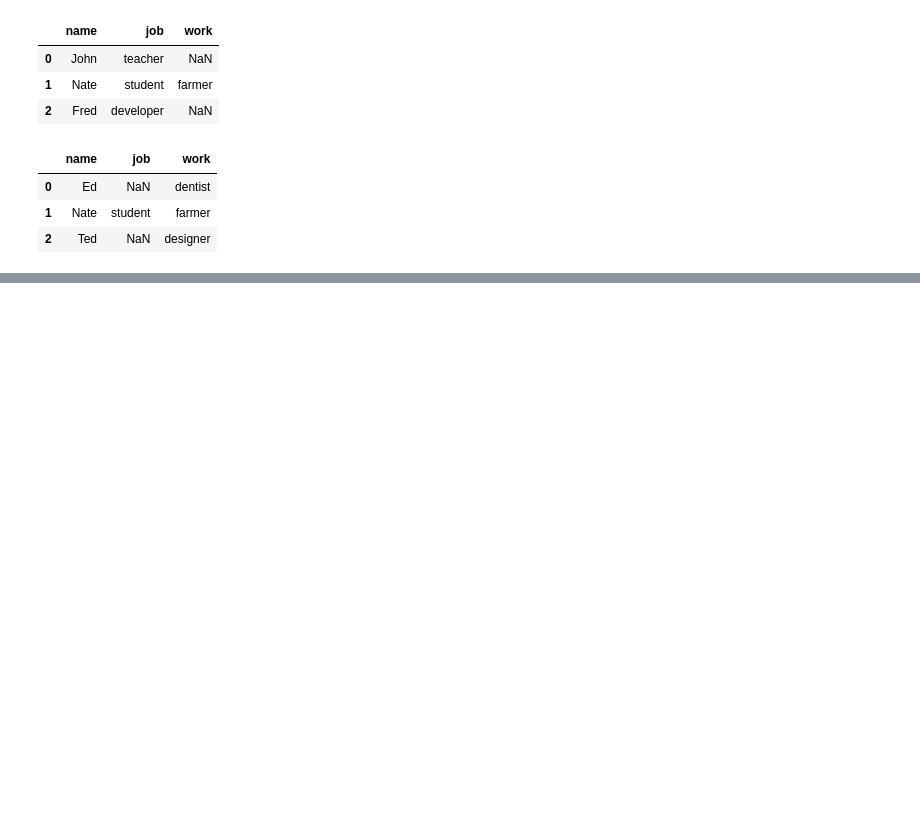
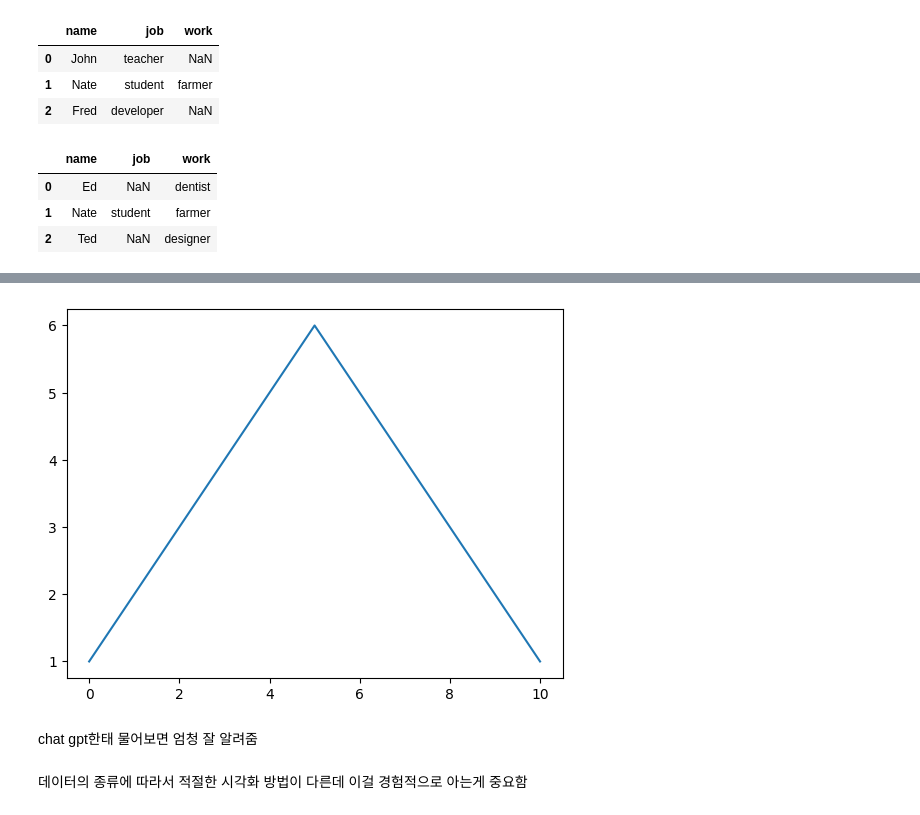
Before and after one commit to Noveled/minstar_blog, a Jupyter notebook: posts/bigleader-01/빅리더_1주차_02일_Pandas (1).ipynb, the cells around one changed output, grey strips where cells are left out. Drawn from its saved outputs; the diff is of its cells as text; code cells hidden in the pictures; blank space fills up the shorter version.

```diff
--- a/posts/bigleader-01/빅리더_1주차_02일_Pandas.ipynb
+++ b/posts/bigleader-01/빅리더_1주차_02일_Pandas (1).ipynb
@@ -558,0 +764,14 @@ df_left
+# %%
+import matplotlib.pyplot as plt
+%matplotlib inline
+
+s = [1,2,3,4,5,6,5,4,3,2,1]
+
+plt.plot(s)
+plt.show()
+# %% [output]
+[figure, added]
+# %% [markdown]
+chat gpt한태 물어보면 엄청 잘 알려줌
+# %% [markdown]
+데이터의 종류에 따라서 적절한 시각화 방법이 다른데 이걸 경험적으로 아는게 중요함
```
Also changed, not shown: parts of 37 cells of this notebook, 11 other files.
